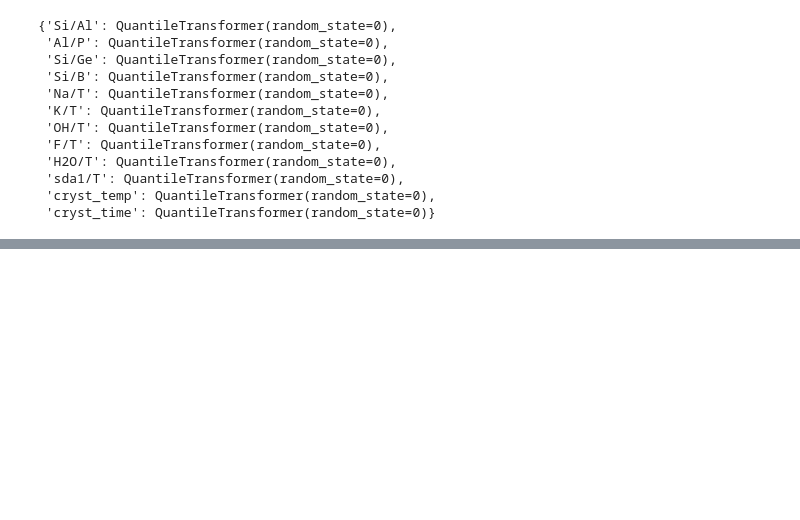
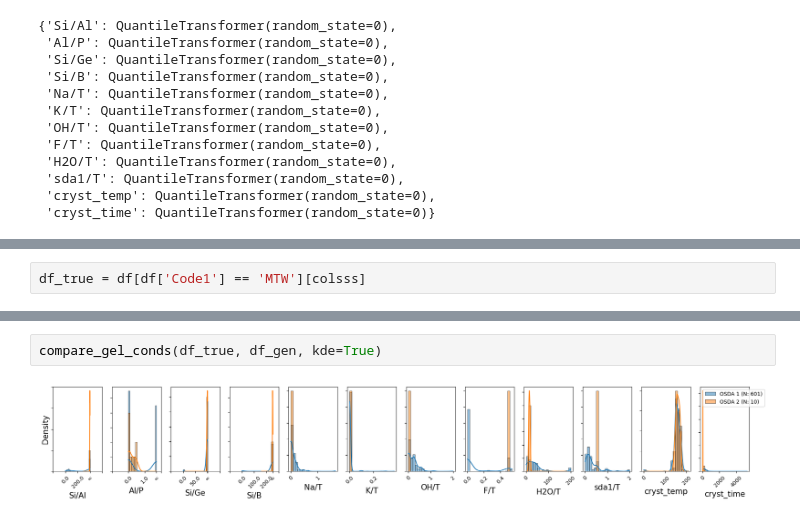
Before and after one commit to eltonpan/zeosyn_gen, a Jupyter notebook: data/process_zeosyn.ipynb, the cells around one changed output, grey strips where cells are left out. Cells and saved outputs as stored; diff of their text form; blank space fills up the shorter version.

```diff
--- a/data/process_zeosyn.ipynb
+++ b/data/process_zeosyn.ipynb
@@ -505,0 +508,2 @@ dataset.qts
+# %%
+df_true = df[df['Code1'] == 'MTW'][colsss]
@@ -505,0 +665,4 @@ dataset.qts
+# %%
+compare_gel_conds(df_true, df_gen, kde=True)
+# %% [output]
+[figure, added]
```
Also changed, not shown: parts of 4 cells of this notebook, 5 other files.
